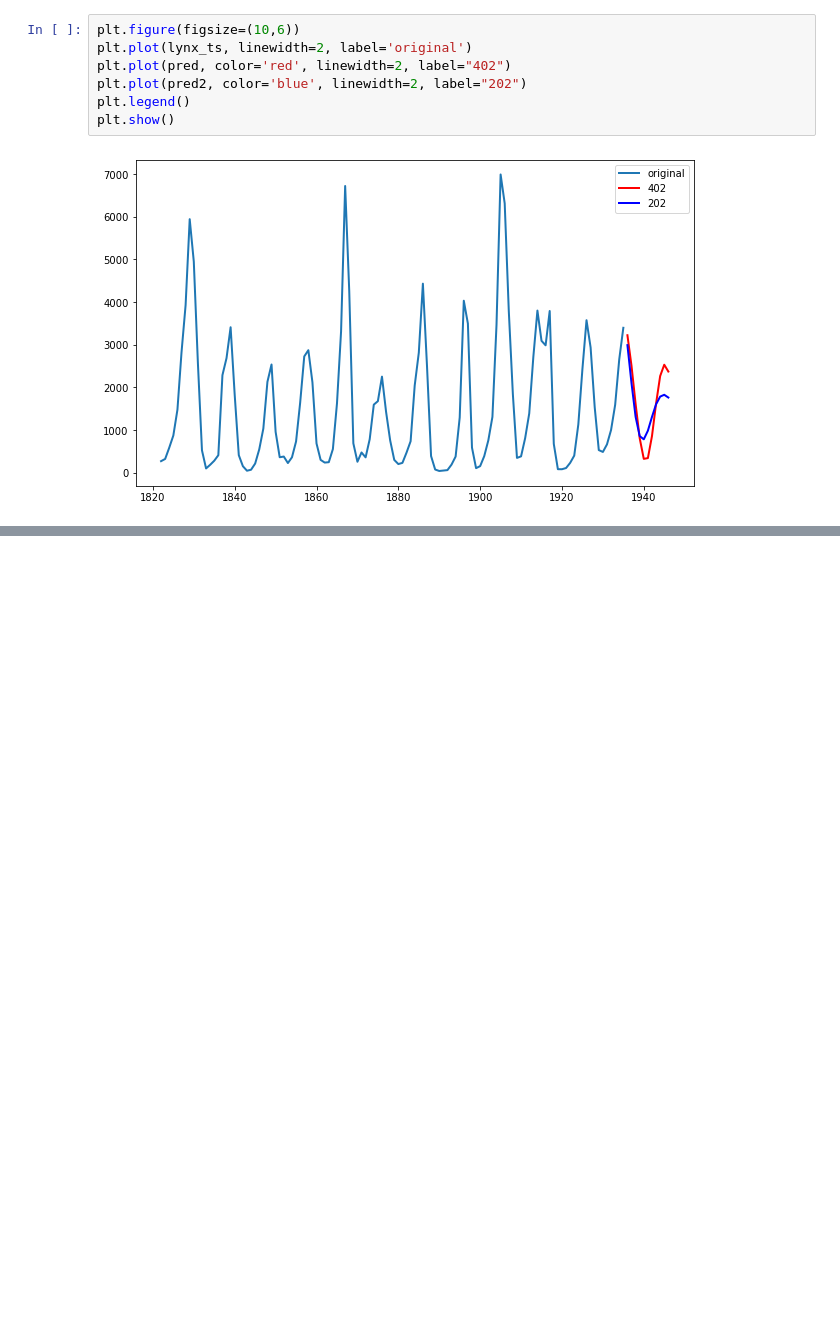
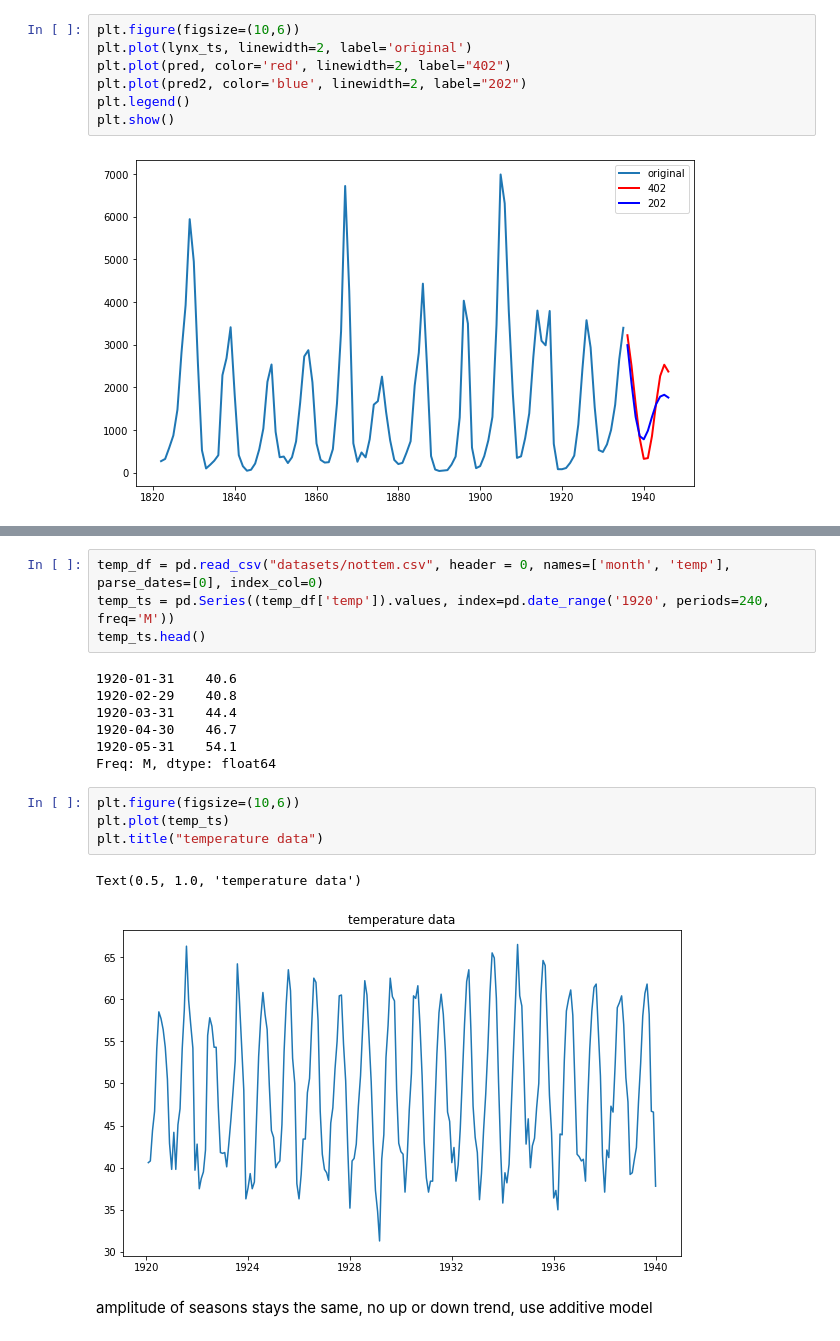
Before and after one commit to darrahts/timeSeriesAnalysis, a Jupyter notebook: arima.ipynb, the cells around one changed output, grey strips where cells are left out. Saved outputs shown, nothing was run; the diff lists cells and outputs as text; blank space fills up the shorter version.

Commit message:
added seasonal decomposition example

```diff
--- a/arima.ipynb
+++ b/arima.ipynb
@@ -165,0 +171,20 @@ plt.show()
+# %%
+temp_df = pd.read_csv("datasets/nottem.csv", header = 0, names=['month', 'temp'], parse_dates=[0], index_col=0)
+temp_ts = pd.Series((temp_df['temp']).values, index=pd.date_range('1920', periods=240, freq='M'))
+temp_ts.head()
+# %% [output]
+1920-01-31    40.6
+1920-02-29    40.8
+1920-03-31    44.4
+1920-04-30    46.7
+1920-05-31    54.1
+Freq: M, dtype: float64
+# %%
+plt.figure(figsize=(10,6))
+plt.plot(temp_ts)
+plt.title("temperature data")
+# %% [output]
+Text(0.5, 1.0, 'temperature data')
+[figure, added]
+# %% [markdown]
+amplitude of seasons stays the same, no up or down trend, use additive model
```
Also changed, not shown: parts of 4 cells of this notebook.
